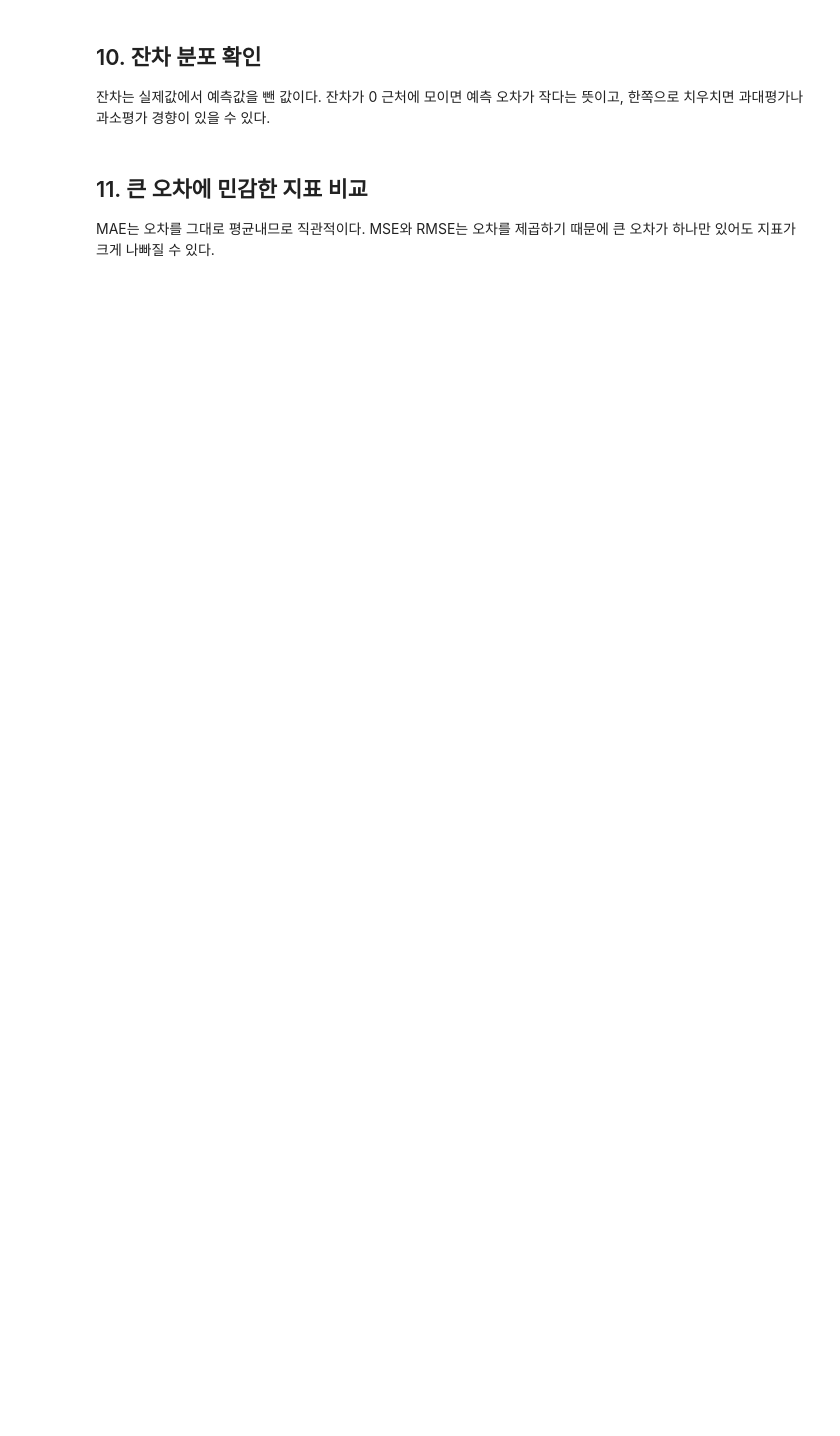
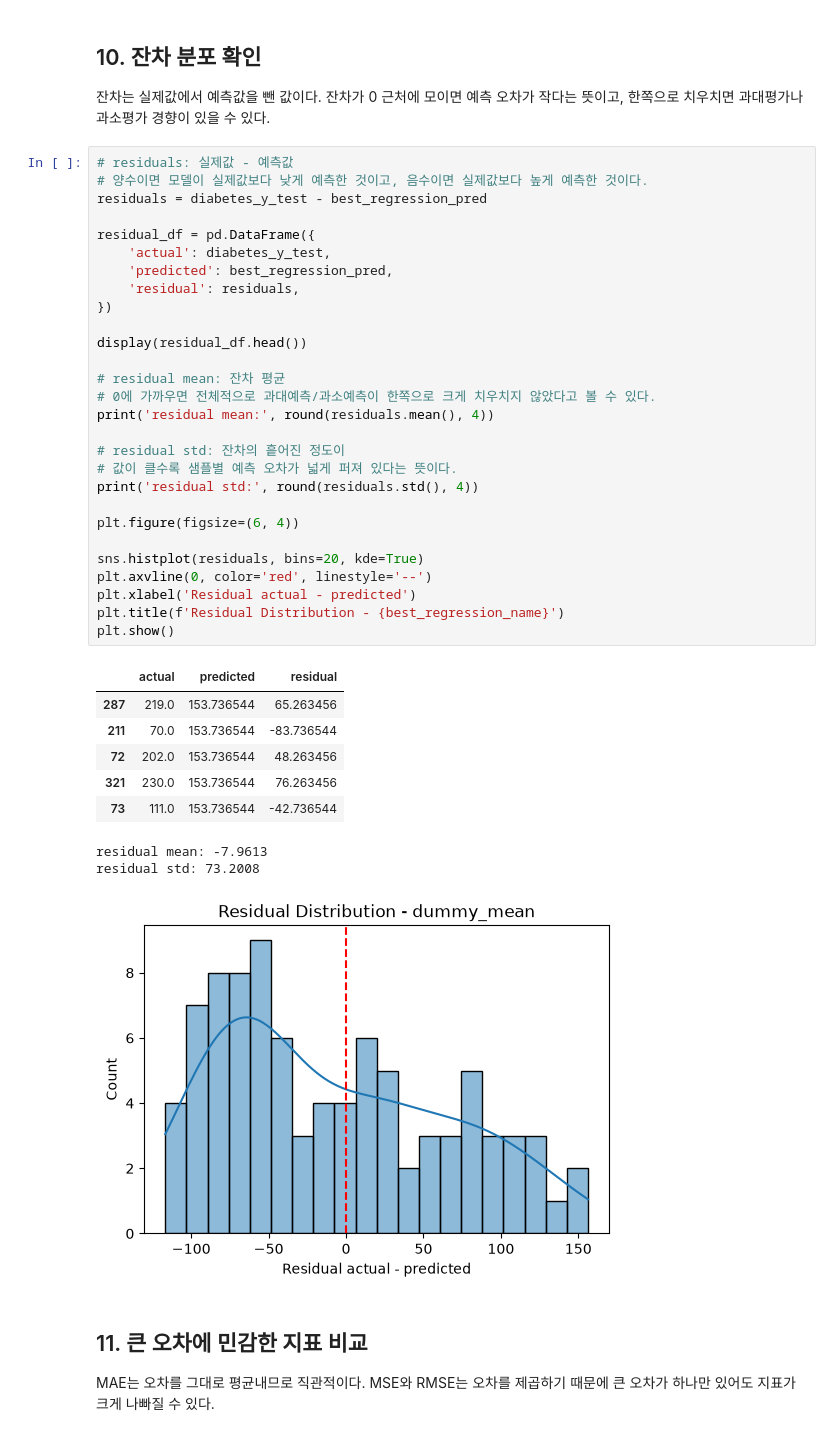
Before and after one commit to HYonthePark-retrospect/06_machine_learning, a Jupyter notebook: 09_evaluation_metrics/02_regression_evaluation_metrics.ipynb, the cells around one changed output. Drawn from its saved outputs; the diff is of its cells as text; blank space fills up the shorter version.

```diff
--- a/09_evaluation_metrics/02_regression_evaluation_metrics.ipynb
+++ b/09_evaluation_metrics/02_regression_evaluation_metrics.ipynb
@@ -150,6 +319,44 @@ MAE, MSE, RMSE는 낮을수록 좋고, R2는 일반적으로 높을수록 좋다
 
 잔차는 실제값에서 예측값을 뺀 값이다.
 잔차가 0 근처에 모이면 예측 오차가 작다는 뜻이고, 한쪽으로 치우치면 과대평가나 과소평가 경향이 있을 수 있다.
+# %%
+# residuals: 실제값 - 예측값
+# 양수이면 모델이 실제값보다 낮게 예측한 것이고, 음수이면 실제값보다 높게 예측한 것이다.
+residuals = diabetes_y_test - best_regression_pred
+
+residual_df = pd.DataFrame({
+    'actual': diabetes_y_test,
+    'predicted': best_regression_pred,
+    'residual': residuals,
+})
+
+display(residual_df.head())
+
+# residual mean: 잔차 평균
+# 0에 가까우면 전체적으로 과대예측/과소예측이 한쪽으로 크게 치우치지 않았다고 볼 수 있다.
+print('residual mean:', round(residuals.mean(), 4))
+
+# residual std: 잔차의 흩어진 정도이
+# 값이 클수록 샘플별 예측 오차가 넓게 퍼져 있다는 뜻이다.
+print('residual std:', round(residuals.std(), 4))
+
+plt.figure(figsize=(6, 4))
+
+sns.histplot(residuals, bins=20, kde=True)
+plt.axvline(0, color='red', linestyle='--')
+plt.xlabel('Residual actual - predicted')
+plt.title(f'Residual Distribution - {best_regression_name}')
+plt.show()
+# %% [output]
+|  | actual | predicted | residual |
+| 287 | 219.0 | 153.736544 | 65.263456 |
+| 211 | 70.0 | 153.736544 | -83.736544 |
+| 72 | 202.0 | 153.736544 | 48.263456 |
+| 321 | 230.0 | 153.736544 | 76.263456 |
+| 73 | 111.0 | 153.736544 | -42.736544 |
+residual mean: -7.9613
+residual std: 73.2008
+[figure, added]
 # %% [markdown]
 ## 11. 큰 오차에 민감한 지표 비교
 
```
Also changed, not shown: parts of 9 cells of this notebook, 6 other files.
